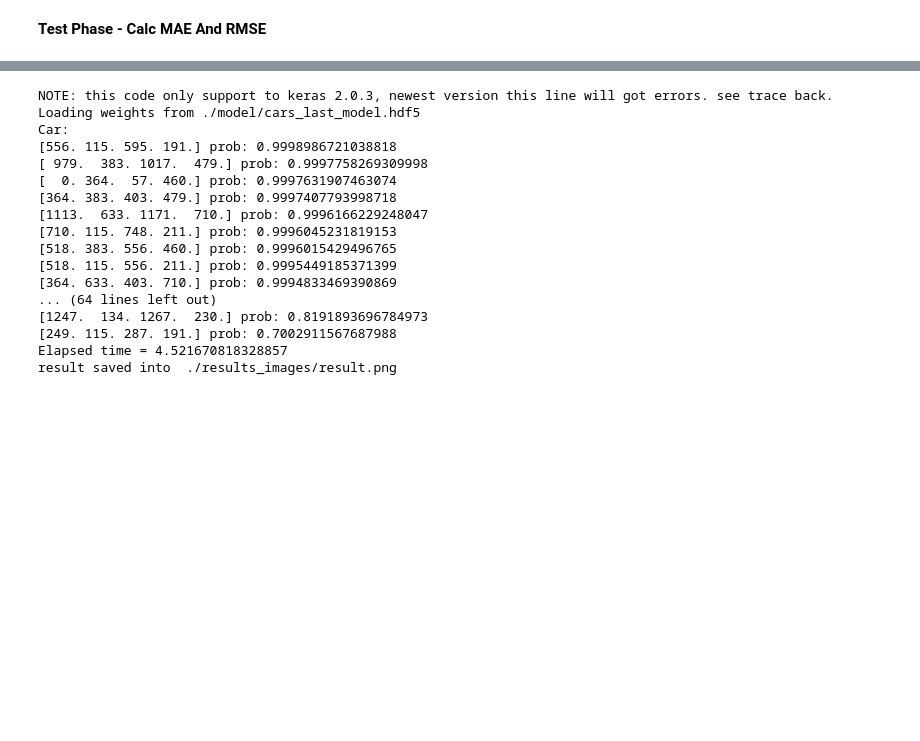
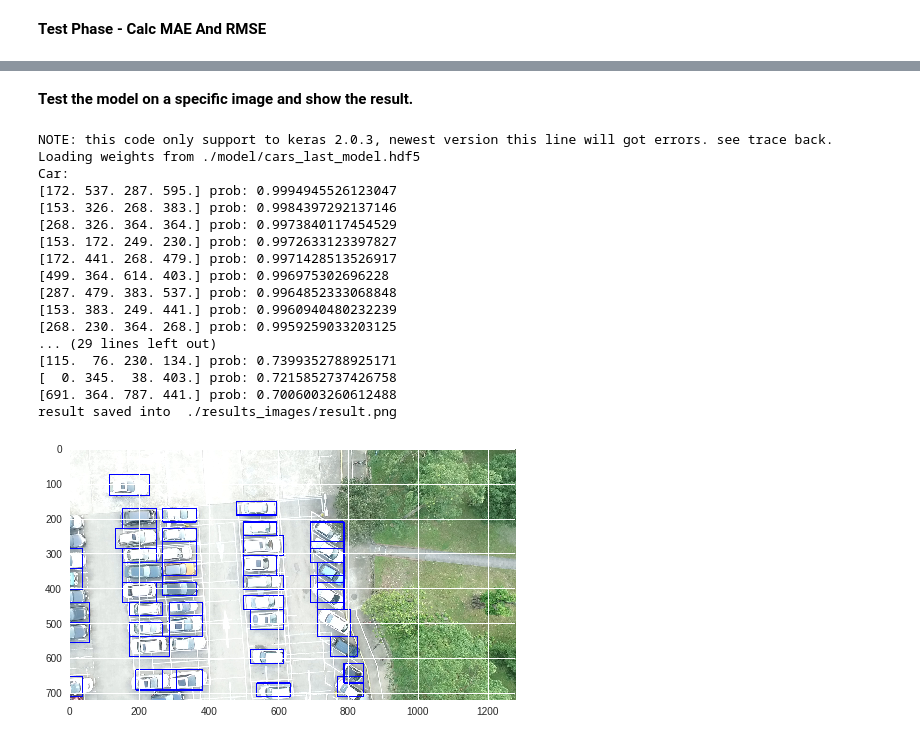
Before and after one commit to maoroh/keras-frcnn, a Jupyter notebook: CountingCars.ipynb, the cells around one changed output, grey strips where cells are left out. Saved outputs shown, nothing was run; the diff lists cells and outputs as text; code cells hidden in the pictures; blank space fills up the shorter version.

```diff
--- a/CountingCars.ipynb
+++ b/CountingCars.ipynb
@@ -118,0 +26,13 @@ print('Dictionary creation completed!')
+# %%
+from annotation_generator import AnnotationFileGenerator
+from image_dict_creator import ImagesDictCreator
+import cv2
+
+
+parser = AnnotationFileGenerator(path_to_annotations_folder = './dataset/CARPK_devkit/data/Annotations',images_path = './dataset/CARPK_devkit/data/Images/',train_file_path = './dataset/CARPK_devkit/data/ImageSets/train.txt',output_file_path='train.txt')
+parser.generate()
+print ('Annotation file saved in!')
+imagesDictionary = ImagesDictCreator(path_to_dataset_folder='./dataset/CARPK_devkit/data')
+images_dict = imagesDictionary.parseAll()
+print(images_dict)
+print ('Dictionary created!')
@@ -178,35 +93,40 @@ if __name__ == '__main__':
+# %% [markdown]
+**Test the model on a specific image and show the result.**
 # %%
 
 
 from detector import FasterRCNNDetector
 import cv2
+import matplotlib.pyplot as plt
+import matplotlib.image as mpimg
 
 
 def main():
-    mae = 0.0
     detector = FasterRCNNDetector(model_path='./model/cars_last_model.hdf5')
-    img = cv2.imread('./datasets/CARPK_devkit/data/Images/20161030_GF2_00146.png')
-    detector.detect_on_image(img)
-
-
+    img = cv2.imread('./dataset/CARPK_devkit/data/Images/20160331_NTU_00014.png')
+    detector.detect_and_save(img)
+    img=mpimg.imread('./results_images/result.png')
+    imgplot = plt.imshow(img)
+    plt.show()
 
 if __name__ == '__main__':
     main()
 # %% [output]
 NOTE: this code only support to keras 2.0.3, newest version this line will got errors. see trace back.
 Loading weights from ./model/cars_last_model.hdf5
 Car:
-[556. 115. 595. 191.] prob: 0.9998986721038818
-[ 979.  383. 1017.  479.] prob: 0.9997758269309998
-[  0. 364.  57. 460.] prob: 0.9997631907463074
-[364. 383. 403. 479.] prob: 0.9997407793998718
-[1113.  633. 1171.  710.] prob: 0.9996166229248047
-[710. 115. 748. 211.] prob: 0.9996045231819153
-[518. 383. 556. 460.] prob: 0.9996015429496765
-[518. 115. 556. 211.] prob: 0.9995449185371399
-[364. 633. 403. 710.] prob: 0.9994833469390869
-... (64 lines left out)
-[1247.  134. 1267.  230.] prob: 0.8191893696784973
-[249. 115. 287. 191.] prob: 0.7002911567687988
-Elapsed time = 4.521670818328857
+[172. 537. 287. 595.] prob: 0.9994945526123047
+[153. 326. 268. 383.] prob: 0.9984397292137146
+[268. 326. 364. 364.] prob: 0.9973840117454529
+[153. 172. 249. 230.] prob: 0.9972633123397827
+[172. 441. 268. 479.] prob: 0.9971428513526917
+[499. 364. 614. 403.] prob: 0.996975302696228
+[287. 479. 383. 537.] prob: 0.9964852333068848
+[153. 383. 249. 441.] prob: 0.9960940480232239
+[268. 230. 364. 268.] prob: 0.9959259033203125
+... (29 lines left out)
+[115.  76. 230. 134.] prob: 0.7399352788925171
+[  0. 345.  38. 403.] prob: 0.7215852737426758
+[691. 364. 787. 441.] prob: 0.7006003260612488
 result saved into  ./results_images/result.png
+[figure, added]
```
Also changed, not shown: parts of 14 cells of this notebook.
